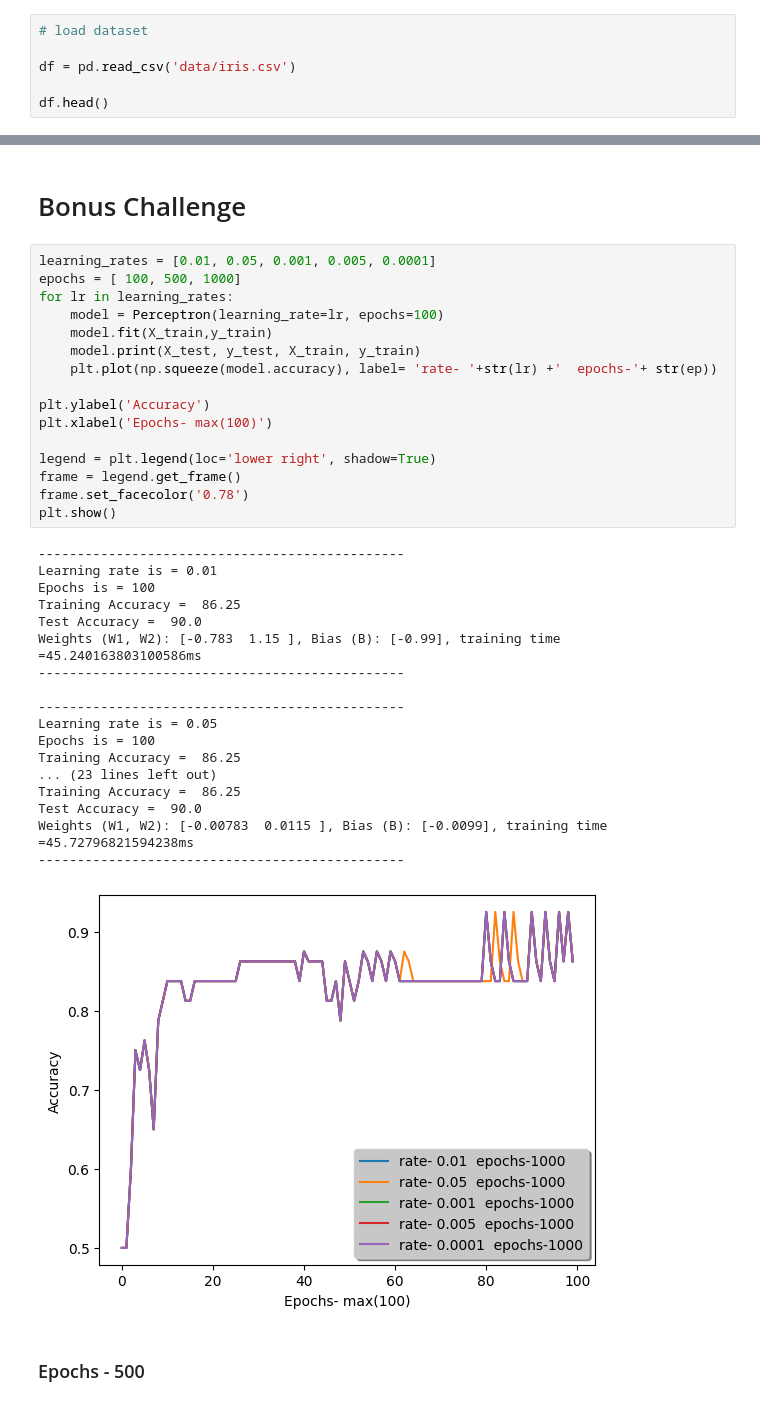
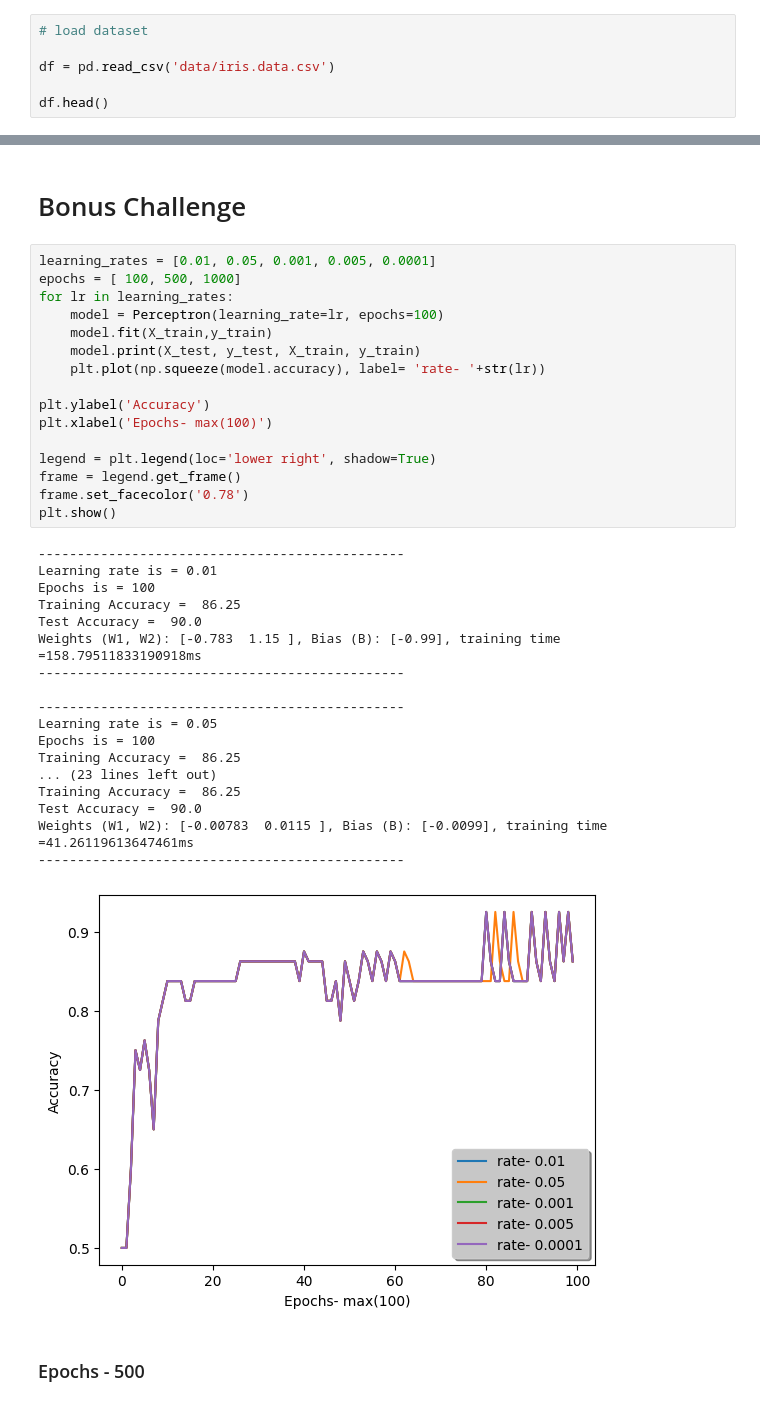
Before and after one commit to ignitewala/perceptrons-neural-network, a Jupyter notebook: perceptrons_model/perceptron_scratch.ipynb, the cells around one changed output, grey strips where cells are left out. Cells and saved outputs as stored; diff of their text form.

```diff
--- a/perceptrons_model/perceptron_scratch.ipynb
+++ b/perceptrons_model/perceptron_scratch.ipynb
@@ -22,7 +22,7 @@ import pandas as pd
 # %%
 # load dataset
 
-df = pd.read_csv('data/iris.csv')
+df = pd.read_csv('data/iris.data.csv')
 
 df.head()
 # %% [output]
@@ -252,37 +252,37 @@ plt.show()
 learning_rates = [0.01, 0.05, 0.001, 0.005, 0.0001]
 epochs = [ 100, 500, 1000]
 for lr in learning_rates:
     model = Perceptron(learning_rate=lr, epochs=100)
     model.fit(X_train,y_train)
     model.print(X_test, y_test, X_train, y_train)
-    plt.plot(np.squeeze(model.accuracy), label= 'rate- '+str(lr) +'  epochs-'+ str(ep))
+    plt.plot(np.squeeze(model.accuracy), label= 'rate- '+str(lr))
 
 plt.ylabel('Accuracy')
 plt.xlabel('Epochs- max(100)')
 
 legend = plt.legend(loc='lower right', shadow=True)
 frame = legend.get_frame()
 frame.set_facecolor('0.78')
 plt.show()
 # %% [output]
 -----------------------------------------------
 Learning rate is = 0.01
 Epochs is = 100
 Training Accuracy =  86.25
 Test Accuracy =  90.0
-Weights (W1, W2): [-0.783  1.15 ], Bias (B): [-0.99], training time =45.240163803100586ms
+Weights (W1, W2): [-0.783  1.15 ], Bias (B): [-0.99], training time =158.79511833190918ms
 -----------------------------------------------
 
 -----------------------------------------------
 Learning rate is = 0.05
 Epochs is = 100
 Training Accuracy =  86.25
 ... (23 lines left out)
 Training Accuracy =  86.25
 Test Accuracy =  90.0
-Weights (W1, W2): [-0.00783  0.0115 ], Bias (B): [-0.0099], training time =45.72796821594238ms
+Weights (W1, W2): [-0.00783  0.0115 ], Bias (B): [-0.0099], training time =41.26119613647461ms
 -----------------------------------------------
-[figure, old version]
+[figure, new version]
 # %% [markdown]
 ### Epochs - 500
 # %%
```
Also changed, not shown: parts of 4 cells of this notebook.
